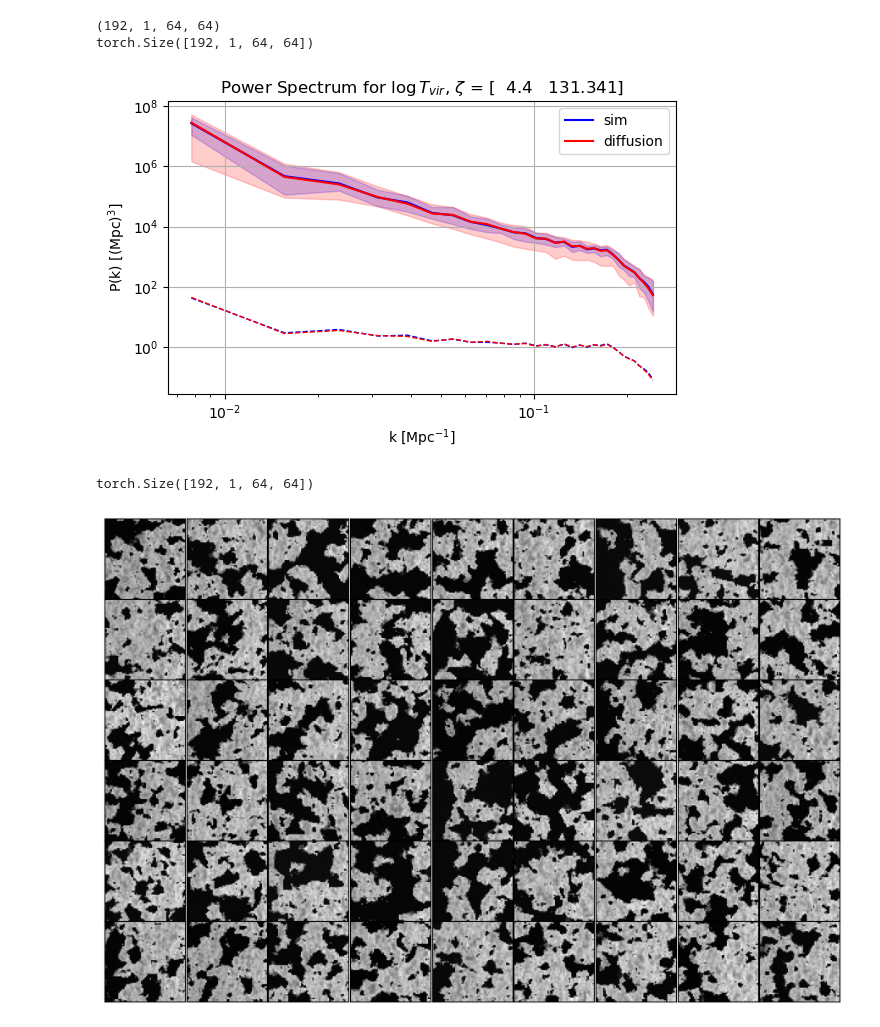
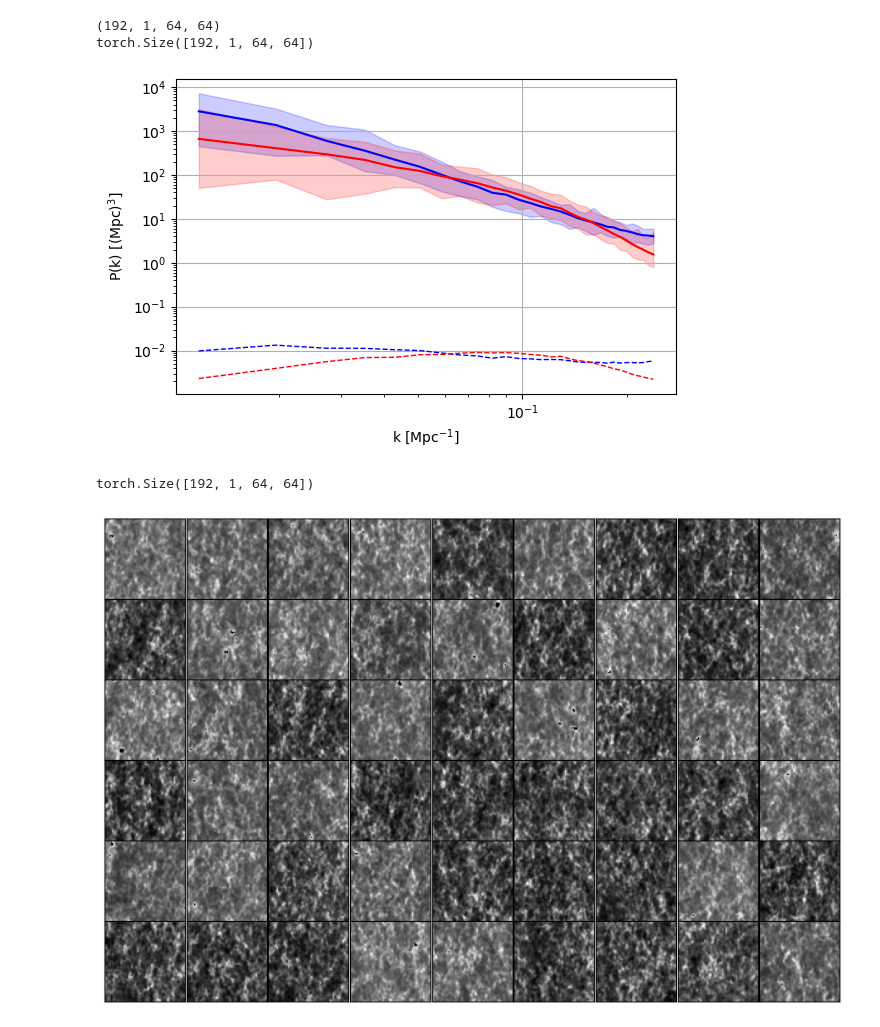
Before and after one commit to Xsmos/ml21cm, a Jupyter notebook: quantify_results.ipynb, the cells around one changed output. Saved outputs shown, nothing was run; the diff lists cells and outputs as text; code cells hidden in the pictures.

Commit message:
modified power spectrum, only need to worry normalization

```diff
--- a/quantify_results.ipynb
+++ b/quantify_results.ipynb
@@ -244,8 +244,12 @@ def calc_ps(field, L):
     k = np.sqrt(np.sum(np.array(k_nd)**2,axis=0))
     # k = np.sqrt(kx3d**2 + ky3d**2 + kz3d**2)
 
-    hist, edges = np.histogram(k, weights=ru, bins=Nk)
-    Pk = ng * hist / kbins**(field.ndim - 1)
+    # hist, edges = np.histogram(k, weights=ru, bins=Nk)
+    # Pk = ng * hist / kbins**(field.ndim - 1)
+
+    Pk = np.array([np.mean(ru[(k >= kbins[i]) & (k < kbins[i+1])]) for i in range(len(kbins)-1)])
+    kbins = (kbins[:-1] + kbins[1:])/2
+
     return kbins, Pk
 # %%
 # x = np.random.normal(0,1,(54,1,64,64))
@@ -338,7 +342,7 @@ drwxr-xr-x 9 bxia34 4.0K Jun  4 23:05 logs/
 -rw-r--r-- 1 bxia34 3.1M May 27 14:36 0527-1419.npy
 # %%
 # x_sample = np.load("outputs/0527-1951.npy")
-x_sample = np.load("outputs/0604-2353.npy")
+x_sample = np.load("outputs/test_8_038.npy")
 print(x_sample.shape)
 x_sample = torch.from_numpy(x_sample)
 print(x_sample.shape)
@@ -380,42 +384,42 @@ for i in range(192):
 plt.xlabel('k [Mpc$^{-1}$]')
 plt.ylabel(r'P(k) [(Mpc)$^3$]')
 # plt.title('Power Spectrum for random $\log T_{vir}$, $\zeta$')
-plt.title('Power Spectrum for $\log T_{vir}$, $\zeta$ =' + f" {c[0].numpy()}")
+# plt.title('Power Spectrum for $\log T_{vir}$, $\zeta$ =' + f" {c[0].numpy()}")
 plt.grid(True)
 
 # k_vals_all = np.array(k_vals_all)
 # print(k_vals_all.shape)
 Pk_vals_all_diffusion = np.array(Pk_vals_all)
 # print(Pk_vals_all.shape)
     # plt.subplot(2, 1, 2)
     # plt.loglog(k_vals, Delta2_vals, 'r-', label='$\\Delta^2(k) = \\frac{k^3 P(k)}{2\\pi^2}$')
     # plt.loglog(k_vals, k2Pk_vals, 'g--', label='$\\frac{k^2 P(k)}{4\\pi^2}$')
     # plt.xlabel('k [h/Mpc]')
     # plt.ylabel('Power')
     # plt.title('Normalized Power Spectrum')
     # # plt.legend()
     # plt.grid(True)
 sigma_level = 0
 
 plt.plot(k_vals, np.median(Pk_vals_all_sim, axis=0), 'b-', label='sim')
 plt.plot(k_vals, k_vals**2/(4*np.pi**2)*np.median(Pk_vals_all_sim, axis=0), 'b--', lw=1)
 plt.fill_between(k_vals, np.percentile(Pk_vals_all_sim, 100-sigma_level, axis=0), np.percentile(Pk_vals_all_sim, sigma_level, axis=0), alpha=0.2, color='b')
 
 
 plt.plot(k_vals, np.median(Pk_vals_all_diffusion, axis=0), 'r-', label='diffusion')
 plt.plot(k_vals, k_vals**2/(4*np.pi**2)*np.median(Pk_vals_all_diffusion, axis=0), 'r--', lw=1)
 plt.fill_between(k_vals, np.percentile(Pk_vals_all_diffusion, 100-sigma_level, axis=0), np.percentile(Pk_vals_all_diffusion, sigma_level, axis=0), alpha=0.2, color='r')
 # plt.plot(k_vals_all.mean(axis=0), Pk_vals_all.mean(axis=0), 'r--', lw=4, label="samples' mean")
 # plt.plot(k_vals_all_sim.mean(axis=0), Pk_vals_all_sim.mean(axis=0), 'k-', lw=1, label="simulations' mean")
 
 plt.xscale('log')
 plt.yscale('log')
 
-plt.legend()
+# plt.legend()
 plt.tight_layout()
 plt.show()
 # %% [output]
-[figure, old version]
+[figure, new version]
 # %%
 # for i in range(24):
 #     plt.imshow(x_sample[i,0])
@@ -424,7 +428,7 @@ print(x_sample.shape)
 plot(x_sample)
 # %% [output]
 torch.Size([192, 1, 64, 64])
-[figure, old version]
+[figure, new version]
 # %%
 print("x_sample.shape =", x_sample.shape)
 print("x.shape =", x.shape)
```
Also changed, not shown: parts of 5 cells of this notebook.
